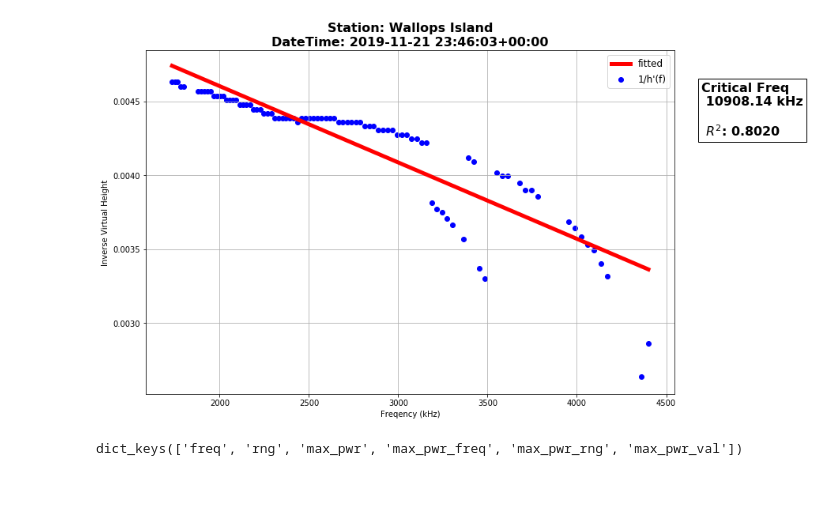
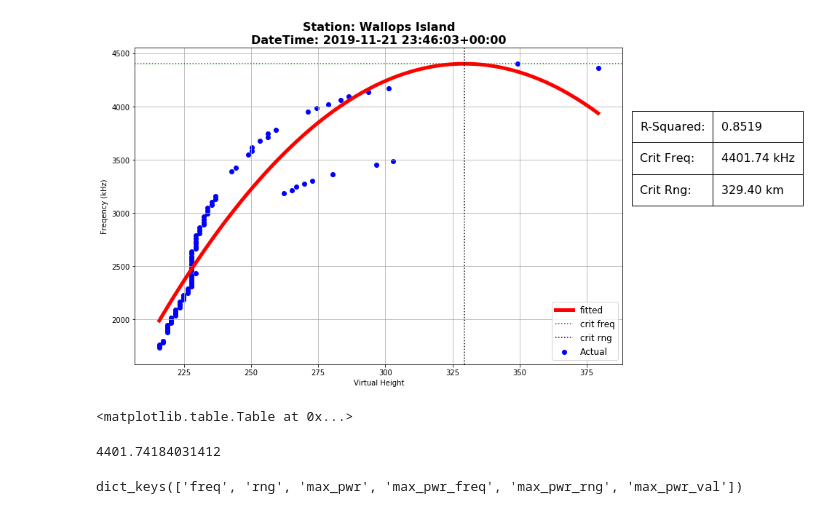
Before and after one commit to kevinmcmanus/vipir, a Jupyter notebook: notebooks/CriticalFrequency.ipynb, the cells around one changed output. Saved outputs shown, nothing was run; the diff lists cells and outputs as text; code cells hidden in the pictures; blank space fills up the shorter version.

```diff
--- a/notebooks/CriticalFrequency.ipynb
+++ b/notebooks/CriticalFrequency.ipynb
@@ -0,0 +85,5 @@
+# %%
+PATH_TO_TEST_FILE_LIST = '../models/resnet_train/data/annotations/test.txt'
+with open(PATH_TO_TEST_FILE_LIST,'r') as fid:
+    test_file_list = fid.readlines()
+test_file_list = [t.split()[0] for t in test_file_list]
@@ -15,8 +106,8 @@ def max_pwr(self, obj, min_pwr=20.0):
 # %%
 i=14
 
-vip = vp(os.path.join('netcdf',test_file_list[i]+'.NGI'))
-ann = ad.annotationtodict(test_file_list[i],'resnet_train')
+vip = vp(os.path.join('../data/netcdf',test_file_list[i]+'.NGI'))
+ann = ad.annotationtodict(test_file_list[i],'../models/resnet_train')
 objs = vip.get_objects(detection_model, thresh=0.5)
 mp = max_pwr(vip, objs[0])
 # %%
@@ -50,3 +142,13 @@ show_objects(vip, objs, ax=ax[1])
+# %%
+def hyperbola(x, a, b, xoff, yoff):
+    y=a*np.sqrt(1+((x-xoff)**2)/b**2) + yoff
+    return y
+# %%
+def r_squared(y, yhat):
+    ybar = y.mean()
+    sstot = ((y-ybar)**2).sum()
+    ssreg = ((yhat-ybar)**2).sum()
+    return ssreg/sstot
 # %%
 import matplotlib.lines as mlines
 
@@ -79,9 +206,17 @@ def critfreq_fit(self, obj, ax):
 # %%
 fig = plt.figure(figsize=(12,8))
 ax = fig.subplots(1,1)
-critfreq_fit(vip,objs[0], ax)
+popt, pcov = critfreq_fit(vip,objs[0], ax, np.array([-200,15, 340, 4200]))
 # %% [output]
-[figure, old version]
+[figure, new version]
+# %%
+tab1
+# %% [output]
+<matplotlib.table.Table at 0x...>
+# %%
+hyperbola(popt[2],*popt)
+# %% [output]
+4401.74184031412
 # %%
 mp.keys()
 # %% [output]
```
Also changed, not shown: parts of 21 cells of this notebook, 2 other files.
